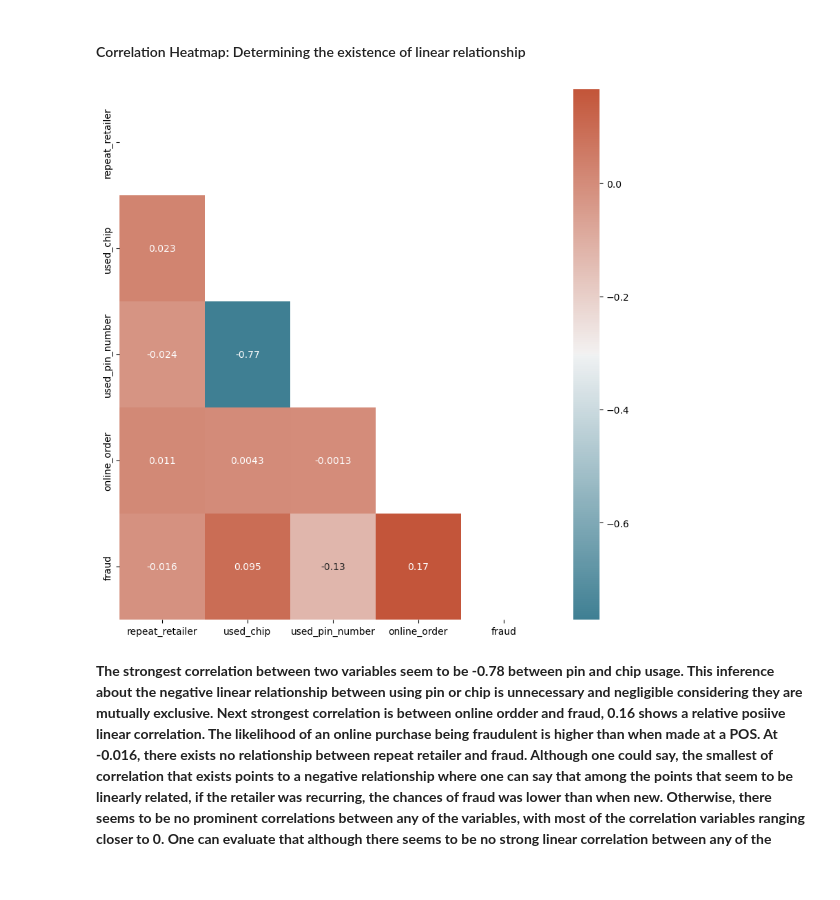
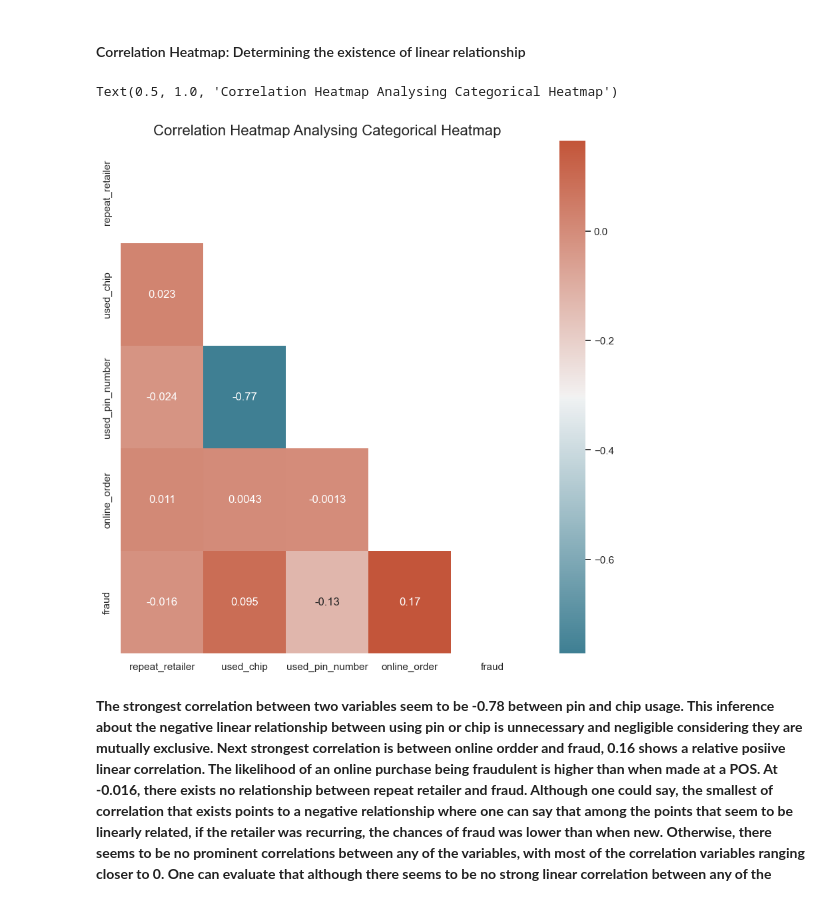
Before and after one commit to KarimKhalil33/CreditCard-Fraud-Data-Analysis, a Jupyter notebook: analysis/analysis1.ipynb, the cells around one changed output. Drawn from its saved outputs; the diff is of its cells as text; code cells hidden in the pictures.

```diff
--- a/analysis/analysis1.ipynb
+++ b/analysis/analysis1.ipynb
@@ -145,16 +145,18 @@ Dataset does not contain missing values
 # %%
 col_dropped = ['distance_from_home','distance_from_last_transaction','ratio_to_median_purchase_price']
 df_bin = df.drop(col_dropped, axis = 1)
 corr = df_bin.corr()
 mask = np.triu(np.ones_like(corr, dtype=bool))
 #Creates and changes the figure and axis size to accomodate all information
 fig, ax = plt.subplots(figsize=(10, 10))
 heatmap = sns.heatmap(corr, xticklabels = corr.columns,
             yticklabels=corr.columns,
             annot=True,
             cmap = sns.diverging_palette(220,20,as_cmap=True),mask=mask)
+plt.title('Correlation Heatmap Analysing Categorical Heatmap',fontsize=16)
 # %% [output]
+Text(0.5, 1.0, 'Correlation Heatmap Analysing Categorical Heatmap')
-[figure, old version]
+[figure, new version]
 # %% [markdown]
 **The strongest correlation between two variables seem to be -0.78 between pin and chip usage. This inference about the negative linear relationship between using pin or chip is unnecessary and negligible considering they are mutually exclusive. Next strongest correlation is between online ordder and fraud, 0.16 shows a relative posiive linear correlation. The likelihood of an online purchase being fraudulent is higher than when made at a POS. At -0.016, there exists no relationship between repeat retailer and fraud. Although one could say, the smallest of correlation that exists points to a negative relationship where one can say that among the points that seem to be linearly related, if the retailer was recurring, the chances of fraud was lower than when new. Otherwise, there seems to be no prominent correlations between any of the variables, with most of the correlation variables ranging closer to 0. One can evaluate that although there seems to be no strong linear correlation between any of the categorical variables, there could still exist other types of relationships where the nature of transaction can be determined based on the behaviour of trends associated with these variables. Lastly, it should be acknowledged that the heatmap can be analysed for any variables of the same type (variables of the binary type and numerical/continuous data type). Hence, a separate heatmap was create to visualise any existing linear relationship between the continuous variables.**
 
```
Also changed, not shown: parts of 7 cells of this notebook, 1 other file.
